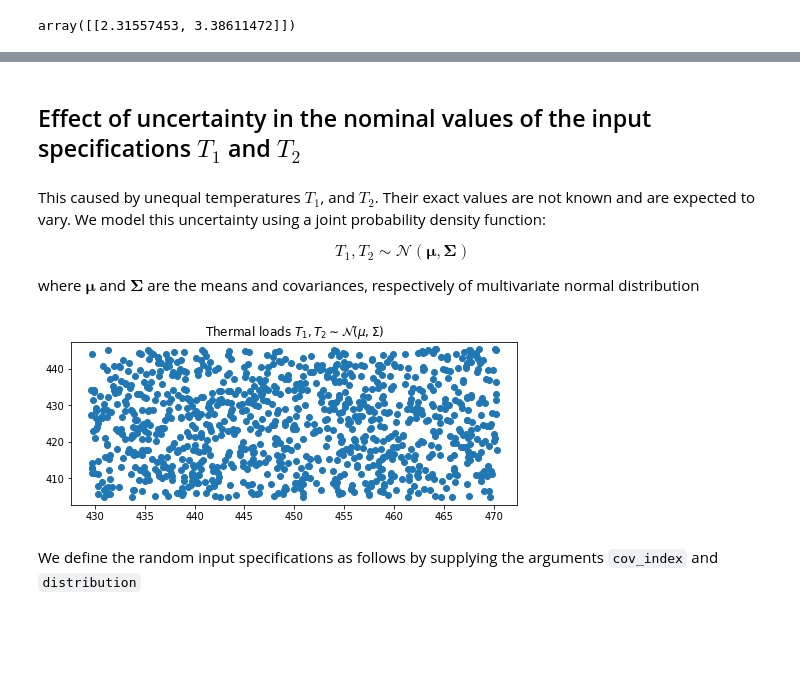
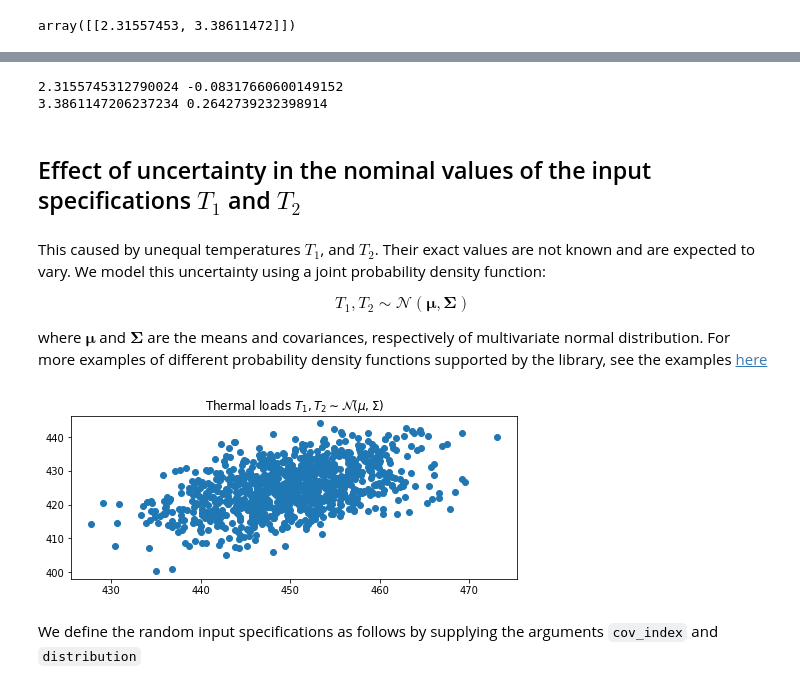
Before and after one commit to sed-group/mvmlib, a Jupyter notebook: docs/notebooks/strut_example.ipynb, the cells around one changed output, grey strips where cells are left out. Drawn from its saved outputs; the diff is of its cells as text; code cells hidden in the pictures; blank space fills up the shorter version.

```diff
--- a/docs/notebooks/strut_example.ipynb
+++ b/docs/notebooks/strut_example.ipynb
@@ -385,3 +403,14 @@ $$
+# %%
+mean_absorption_spec_1 = np.mean(man.absorption_matrix.value,axis=0)[0]
+mean_absorption_spec_2 = np.mean(man.absorption_matrix.value,axis=0)[1]
+
+mean_impact_perf_1 = np.mean(man.impact_matrix.value,axis=0)[0]
+mean_impact_perf_2 = np.mean(man.impact_matrix.value,axis=0)[1]
+print(mean_absorption_spec_1,mean_impact_perf_1)
+print(mean_absorption_spec_2,mean_impact_perf_2)
+# %% [output]
+2.3155745312790024 -0.08317660600149152
+3.3861147206237234 0.2642739232398914
 # %% [markdown]
 ## Effect of uncertainty in the nominal values of the input specifications $T_1$ and $T_2$
 # %% [markdown]
@@ -391,30 +420,25 @@ $$
 T_1,T_2 \sim \mathcal{N}(\boldsymbol{\mu},\boldsymbol{\Sigma})
 $$
 
-where $\boldsymbol{\mu}$ and $\boldsymbol{\Sigma}$ are the means and covariances, respectively of multivariate normal distribution
+where $\boldsymbol{\mu}$ and $\boldsymbol{\Sigma}$ are the means and covariances, respectively of multivariate normal distribution. For more examples of different probability density functions supported by the library, see the examples [here](https://sed-group.github.io/mvmlib/notebooks/PDF_examples.html)
 # %%
 from mvm import GaussianFunc, UniformFunc
 import numpy as np
 
-# # T1,T2 distribution (Gaussian)
-# center = np.array([450, 425])
-# Sigma = np.array([
-#     [100, 25],
-#     [75, 100],
-# ]) / (20 * 0.1)
-# Requirement = GaussianFunc(center, Sigma, 'temp')
-
-# T1,T2 distribution (Uniform)
-center = np.array([450,425])
-Range = np.array([100, 100]) / (20 * 0.25)
-Requirement = UniformFunc(center, Range, 'temp')
+# T1,T2 distribution (Gaussian)
+center = np.array([450, 425])
+Sigma = np.array([
+    [50, 12.5],
+    [37.5, 50],
+])
+Requirement = GaussianFunc(center, Sigma, 'temp')
 
 Requirement.random(1000)
 Requirement.view(xlabel='Thermal loads $T_1,T_2 \
     \sim \mathcal{N}(\mu,\Sigma)$')
 Requirement.reset()
 # %% [output]
-[figure, old version]
+[figure, new version]
 # %% [markdown]
 We define the random input specifications as follows by supplying the arguments ``cov_index`` and ``distribution``
 # %%
```
Also changed, not shown: parts of 28 cells of this notebook, 2 other files.
